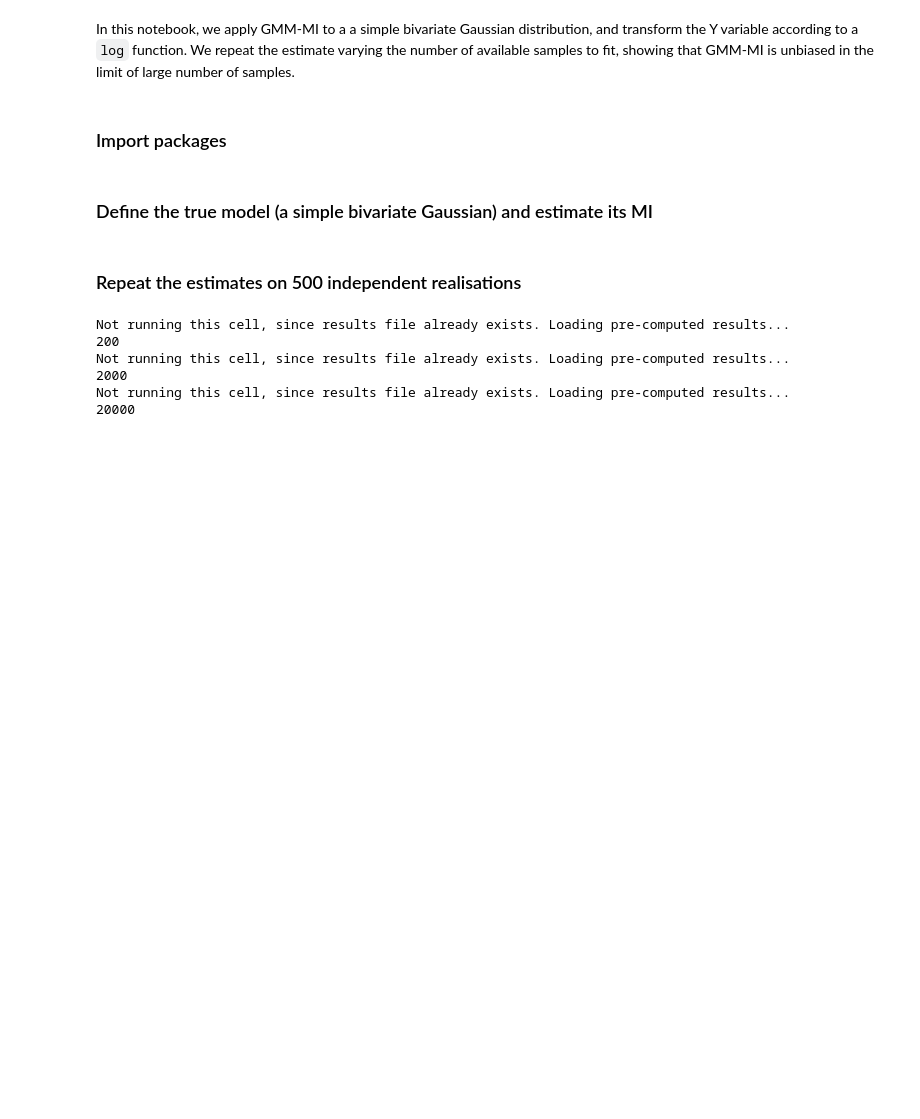
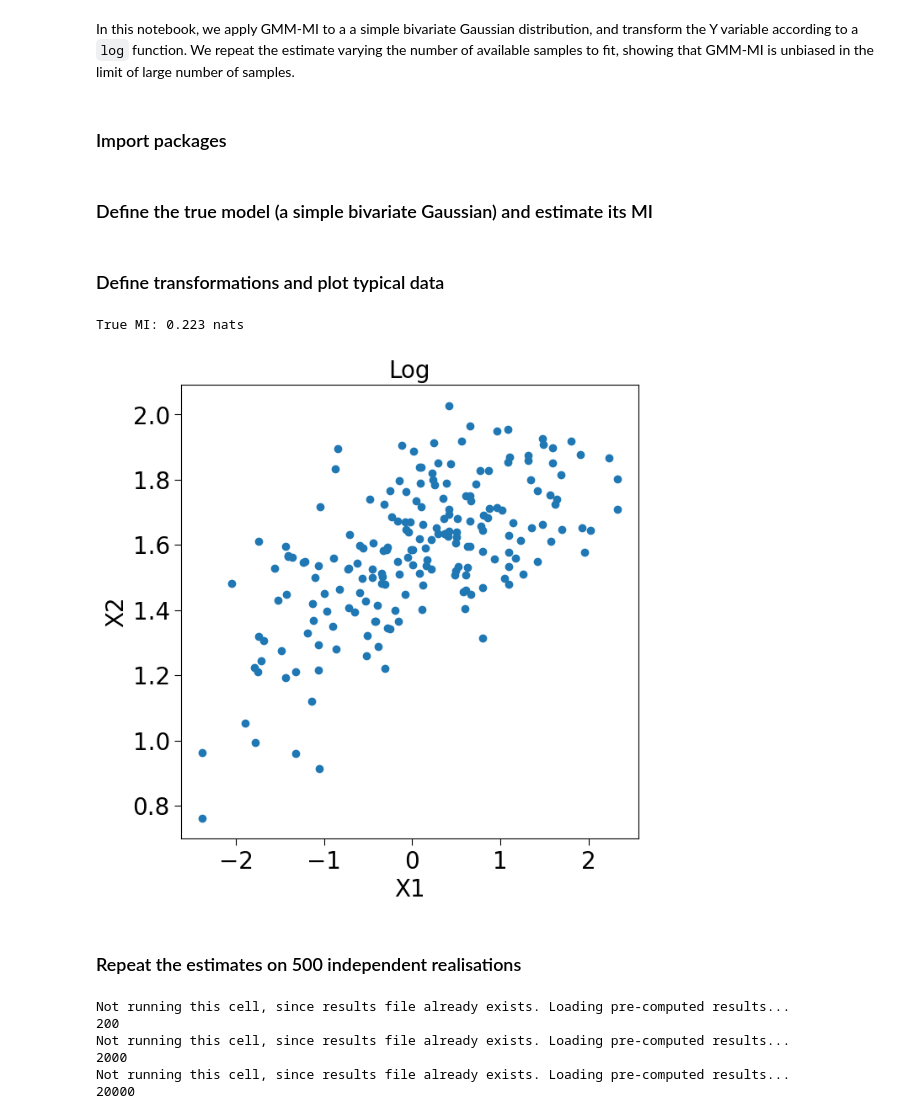
Before and after one commit to dpiras/GMM-MI, a Jupyter notebook: notebooks/invariance_bias/2_transformation_invariance_log.ipynb, the cells around one changed output. Cells and saved outputs as stored; diff of their text form; code cells hidden in the pictures; blank space fills up the shorter version.

```diff
--- a/notebooks/invariance_bias/2_transformation_invariance_log.ipynb
+++ b/notebooks/invariance_bias/2_transformation_invariance_log.ipynb
@@ -20,6 +21,23 @@ means = np.zeros((1, 2))
 C0 = [[1, 0.6], [0.6, 1]] # correlation is fixed to 0.6
 covariances = np.array([C0])
 analytic = calculate_MI_D1_analytical(covariances[0])
+# %% [markdown]
+### Define transformations and plot typical data
+# %%
+transformation = 'log'
+print(f'True MI: {analytic:.3f} nats')
+fig, ax = plt.subplots(1, 1, figsize=(7, 7))
+scatter_data = nonlinear_transformation(GMM(n_components=n_components, weights_init=weights,
+                              means_init=means, covariances_init=covariances).sample(200)[0],
+                                        transformation=transformation)
+ax.scatter(scatter_data[:, 0], scatter_data[:, 1], label='Input data')
+ax.tick_params(axis='both', which='both', labelsize=20, size=6)
+ax.set_xlabel('X1', fontsize=20)
+ax.set_ylabel('X2', fontsize=20)
+ax.set_title(f'{transformation.capitalize()}', fontsize=20);
+# %% [output]
+True MI: 0.223 nats
+[figure, added]
 # %% [markdown]
 ### Repeat the estimates on 500 independent realisations
 # %%
```
Also changed, not shown: parts of 7 cells of this notebook, 28 other files.
